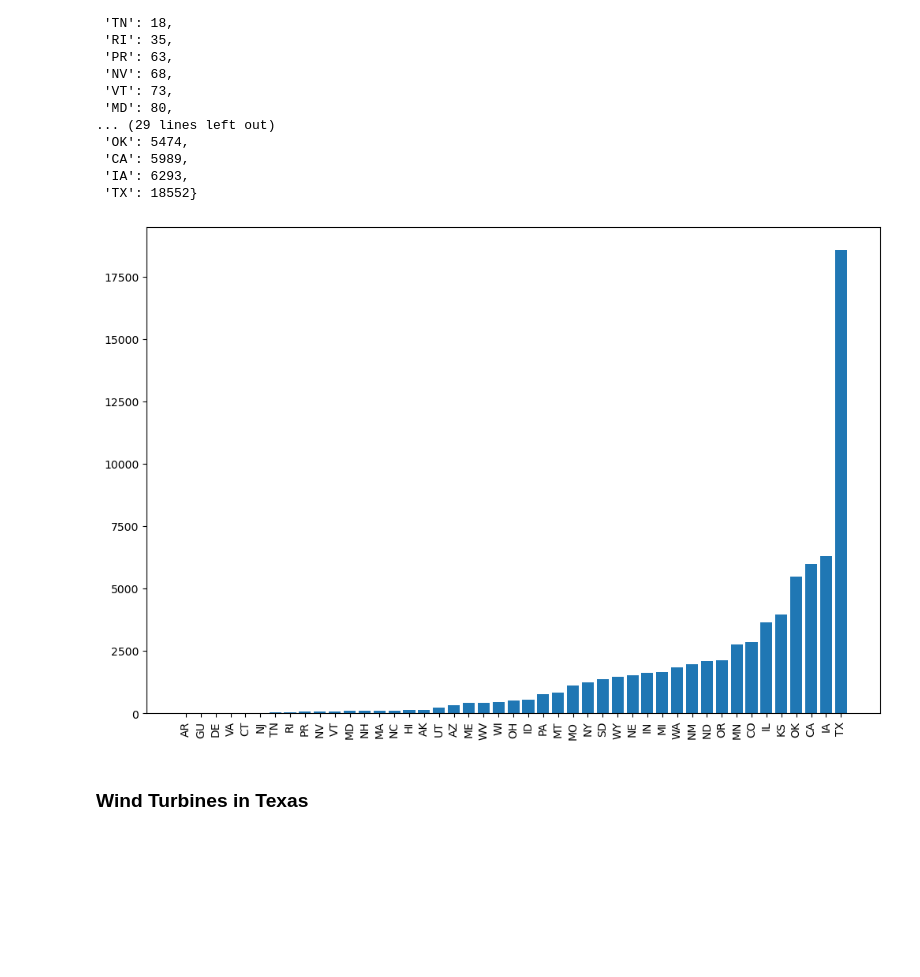
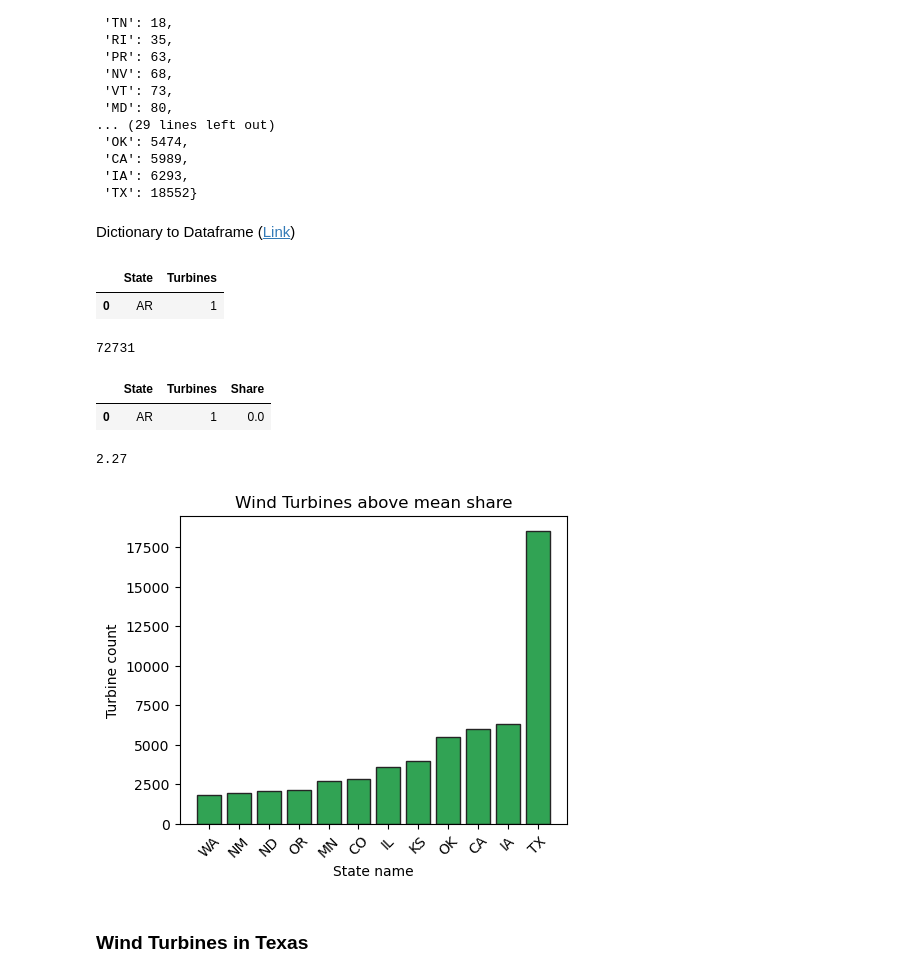
Before and after one commit to Sidrcs/viawind, a Jupyter notebook: VIA_test.ipynb, the cells around one changed output. Drawn from its saved outputs; the diff is of its cells as text; code cells hidden in the pictures; blank space fills up the shorter version.

Commit message:
Wind Turbines Analysis Update

```diff
--- a/VIA_test.ipynb
+++ b/VIA_test.ipynb
@@ -113,17 +113,46 @@ wtb_dict
  'CA': 5989,
  'IA': 6293,
  'TX': 18552}
+# %% [markdown]
+Dictionary to Dataframe (<a href = "https://stackoverflow.com/questions/18837262/convert-python-dict-into-a-dataframem">Link</a>)
+# %%
+wind_turbines_df = pd.DataFrame(wtb_dict.items(), columns=['State','Turbines'])
+wind_turbines_df.head(1)
+# %% [output]
+|  | State | Turbines |
+| 0 | AR | 1 |
+# %%
+tot = wind_turbines_df['Turbines'].sum()
+tot
+# %% [output]
+72731
+# %%
+wind_turbines_df['Share'] = wind_turbines_df['Turbines'].apply(lambda x: round((x/tot)*100,0))
+wind_turbines_df.head(1)
+# %% [output]
+|  | State | Turbines | Share |
+| 0 | AR | 1 | 0.0 |
+# %%
+share_mean = wind_turbines_df['Share'].mean()
+share_mean = round(share_mean,2)
+share_mean
+# %% [output]
+2.27
+# %%
+wind_turbines_above_mean = wind_turbines_df [wind_turbines_df['Share']>share_mean]
 # %%
+plt.rcParams['figure.figsize'] = [5, 4]
 # Plot bar chart for ranking each state
-plt.bar(list(wtb_dict.keys()), list(wtb_dict.values()))
+plt.bar(wind_turbines_above_mean['State'], wind_turbines_above_mean['Turbines'], color='#31a354', edgecolor='#252525')
 # Adjust the rotation angle to 90 degrees (To avoid label clutter)
-plt.xticks(rotation=90)
-# Adjust the figure size to increase spacing between labels
-plt.gcf().set_size_inches(12, 8)  # Adjust the width and height as needed
+plt.xticks(rotation=45)
+plt.title('Wind Turbines above mean share')
+plt.xlabel('State name')
+plt.ylabel('Turbine count')
 # Show the plot
 plt.show()
 # %% [output]
-[figure, old version]
+[figure, new version]
 # %% [markdown]
 ### Wind Turbines in Texas
 # %% [markdown]
```
Also changed, not shown: parts of 14 cells of this notebook.
